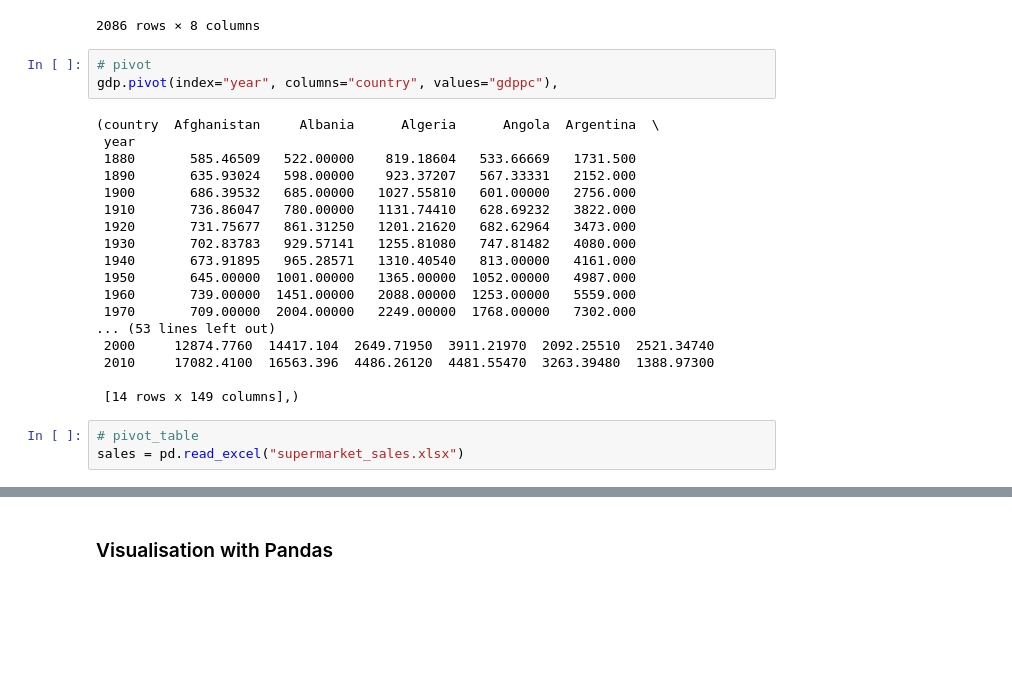
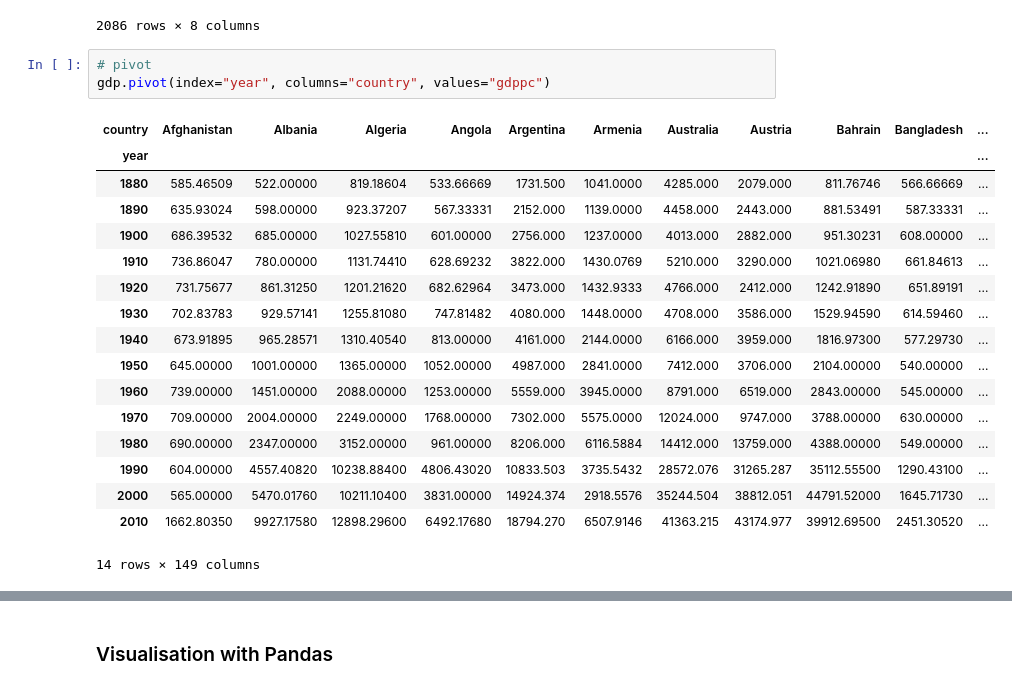
Before and after one commit to enaibei/Data-Analysis, a Jupyter notebook: Pandas.ipynb, the cells around one changed output, grey strips where cells are left out. Drawn from its saved outputs; the diff is of its cells as text; blank space fills up the shorter version.

```diff
--- a/Pandas.ipynb
+++ b/Pandas.ipynb
@@ -684,25 +678,22 @@ gdp
 2086 rows × 8 columns
 # %%
 # pivot
-gdp.pivot(index="year", columns="country", values="gdppc"),
+gdp.pivot(index="year", columns="country", values="gdppc")
 # %% [output]
+| country | Afghanistan | Albania | Algeria | Angola | Argentina | Armenia | Australia | Austria | Bahrain | Bangladesh | ... |
+| year |  |  |  |  |  |  |  |  |  |  | ... |
+| 1880 | 585.46509 | 522.00000 | 819.18604 | 533.66669 | 1731.500 | 1041.0000 | 4285.000 | 2079.000 | 811.76746 | 566.66669 | ... |
+| 1890 | 635.93024 | 598.00000 | 923.37207 | 567.33331 | 2152.000 | 1139.0000 | 4458.000 | 2443.000 | 881.53491 | 587.33331 | ... |
+| 1900 | 686.39532 | 685.00000 | 1027.55810 | 601.00000 | 2756.000 | 1237.0000 | 4013.000 | 2882.000 | 951.30231 | 608.00000 | ... |
+| 1910 | 736.86047 | 780.00000 | 1131.74410 | 628.69232 | 3822.000 | 1430.0769 | 5210.000 | 3290.000 | 1021.06980 | 661.84613 | ... |
+| 1920 | 731.75677 | 861.31250 | 1201.21620 | 682.62964 | 3473.000 | 1432.9333 | 4766.000 | 2412.000 | 1242.91890 | 651.89191 | ... |
+| 1930 | 702.83783 | 929.57141 | 1255.81080 | 747.81482 | 4080.000 | 1448.0000 | 4708.000 | 3586.000 | 1529.94590 | 614.59460 | ... |
+| 1940 | 673.91895 | 965.28571 | 1310.40540 | 813.00000 | 4161.000 | 2144.0000 | 6166.000 | 3959.000 | 1816.97300 | 577.29730 | ... |
+| 1950 | 645.00000 | 1001.00000 | 1365.00000 | 1052.00000 | 4987.000 | 2841.0000 | 7412.000 | 3706.000 | 2104.00000 | 540.00000 | ... |
+| 1960 | 739.00000 | 1451.00000 | 2088.00000 | 1253.00000 | 5559.000 | 3945.0000 | 8791.000 | 6519.000 | 2843.00000 | 545.00000 | ... |
+| 1970 | 709.00000 | 2004.00000 | 2249.00000 | 1768.00000 | 7302.000 | 5575.0000 | 12024.000 | 9747.000 | 3788.00000 | 630.00000 | ... |
+| 1980 | 690.00000 | 2347.00000 | 3152.00000 | 961.00000 | 8206.000 | 6116.5884 | 14412.000 | 13759.000 | 4388.00000 | 549.00000 | ... |
+| 1990 | 604.00000 | 4557.40820 | 10238.88400 | 4806.43020 | 10833.503 | 3735.5432 | 28572.076 | 31265.287 | 35112.55500 | 1290.43100 | ... |
+| 2000 | 565.00000 | 5470.01760 | 10211.10400 | 3831.00000 | 14924.374 | 2918.5576 | 35244.504 | 38812.051 | 44791.52000 | 1645.71730 | ... |
+| 2010 | 1662.80350 | 9927.17580 | 12898.29600 | 6492.17680 | 18794.270 | 6507.9146 | 41363.215 | 43174.977 | 39912.69500 | 2451.30520 | ... |
-(country  Afghanistan     Albania      Algeria      Angola  Argentina  \
- year
- 1880       585.46509   522.00000    819.18604   533.66669   1731.500
- 1890       635.93024   598.00000    923.37207   567.33331   2152.000
- 1900       686.39532   685.00000   1027.55810   601.00000   2756.000
- 1910       736.86047   780.00000   1131.74410   628.69232   3822.000
- 1920       731.75677   861.31250   1201.21620   682.62964   3473.000
- 1930       702.83783   929.57141   1255.81080   747.81482   4080.000
- 1940       673.91895   965.28571   1310.40540   813.00000   4161.000
- 1950       645.00000  1001.00000   1365.00000  1052.00000   4987.000
- 1960       739.00000  1451.00000   2088.00000  1253.00000   5559.000
- 1970       709.00000  2004.00000   2249.00000  1768.00000   7302.000
-... (53 lines left out)
- 2000     12874.7760  14417.104  2649.71950  3911.21970  2092.25510  2521.34740
- 2010     17082.4100  16563.396  4486.26120  4481.55470  3263.39480  1388.97300
-
- [14 rows x 149 columns],)
+14 rows × 149 columns
-# %%
-# pivot_table
-sales = pd.read_excel("supermarket_sales.xlsx")
```
Also changed, not shown: parts of 19 cells of this notebook.
